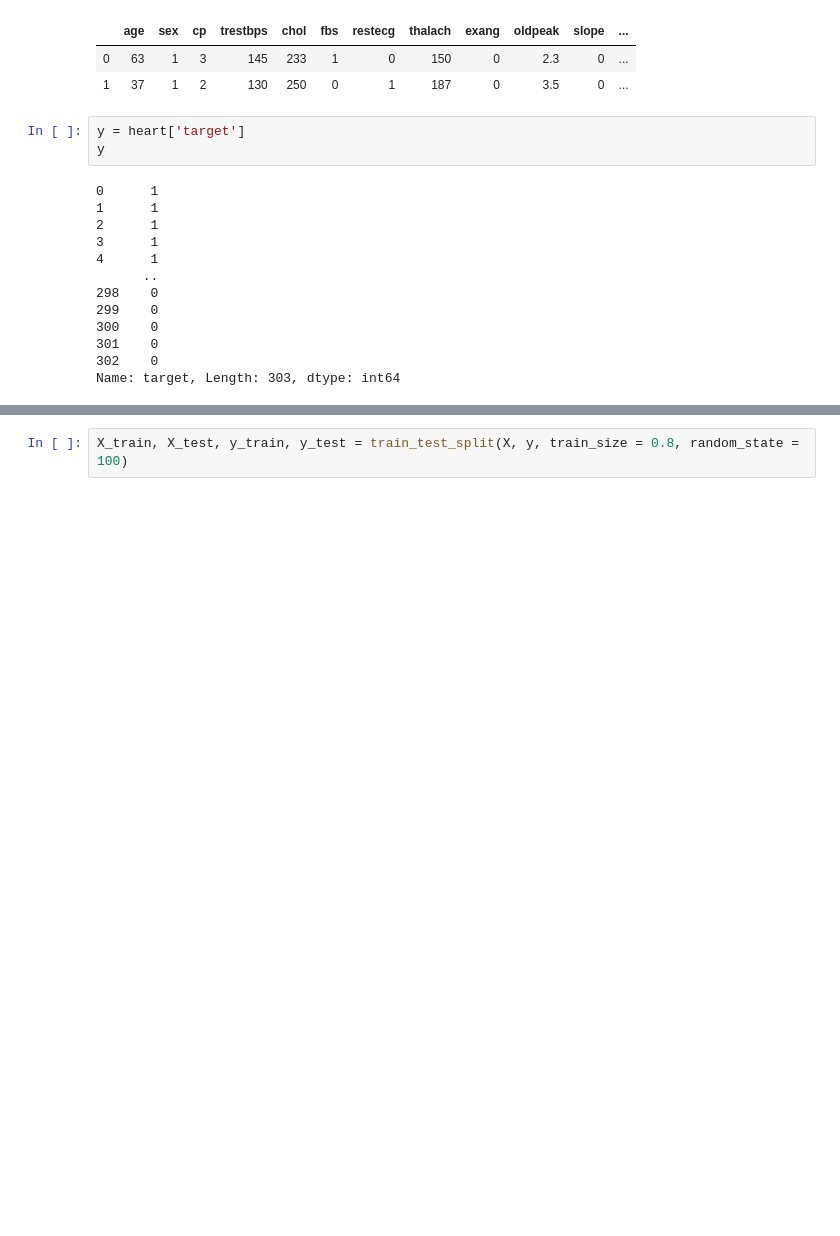
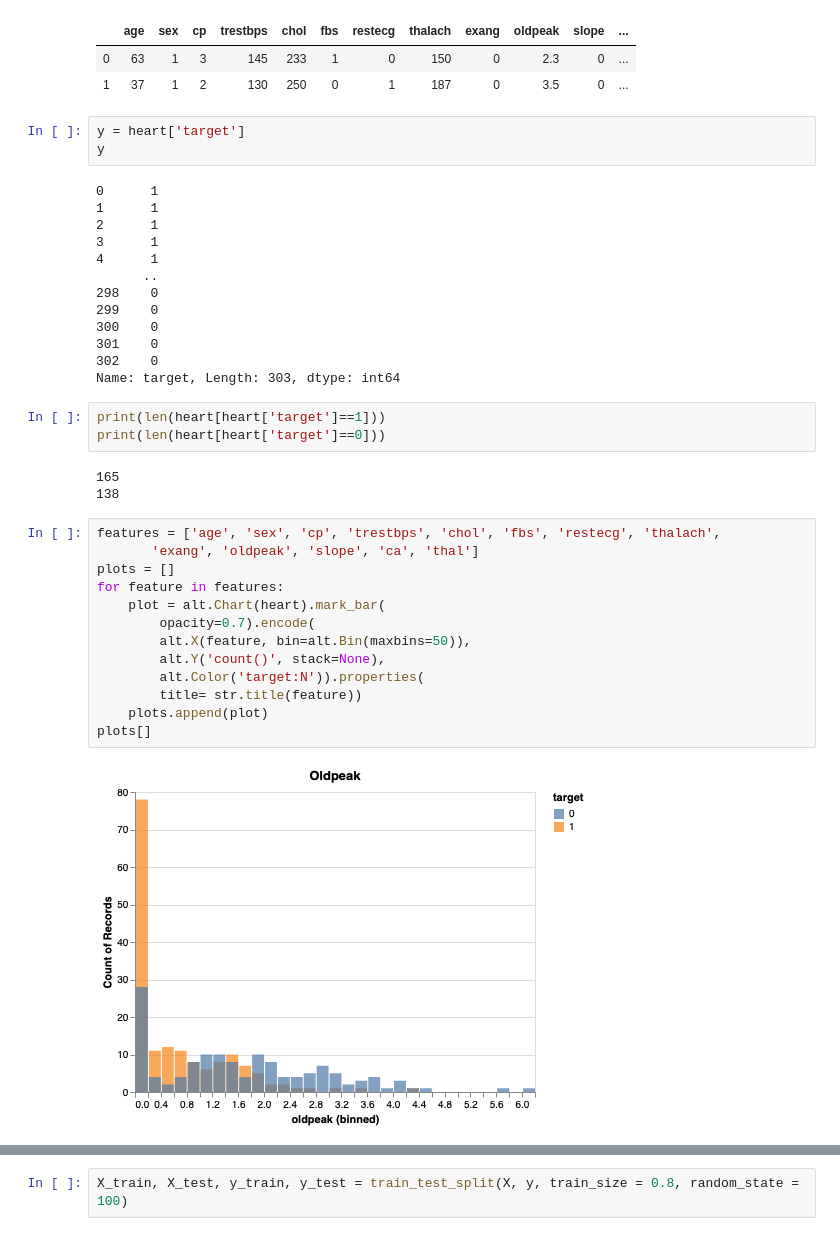
Before and after one commit to camadi/Heart-Disease-Prediction, a Jupyter notebook: Heart-Disease-Analysis.ipynb, the cells around one changed output, grey strips where cells are left out. Cells and saved outputs as stored; diff of their text form; blank space fills up the shorter version.

Commit message:
Adding plots

```diff
--- a/Heart-Disease-Analysis.ipynb
+++ b/Heart-Disease-Analysis.ipynb
@@ -180,3 +197,24 @@ y
 301    0
 302    0
 Name: target, Length: 303, dtype: int64
+# %%
+print(len(heart[heart['target']==1]))
+print(len(heart[heart['target']==0]))
+# %% [output]
+165
+138
+# %%
+features = ['age', 'sex', 'cp', 'trestbps', 'chol', 'fbs', 'restecg', 'thalach',
+       'exang', 'oldpeak', 'slope', 'ca', 'thal']
+plots = []
+for feature in features:
+    plot = alt.Chart(heart).mark_bar(
+        opacity=0.7).encode(
+        alt.X(feature, bin=alt.Bin(maxbins=50)),
+        alt.Y('count()', stack=None),
+        alt.Color('target:N')).properties(
+        title= str.title(feature))
+    plots.append(plot)
+plots[]
+# %% [output]
+[figure, added]
```
Also changed, not shown: parts of 11 cells of this notebook.
